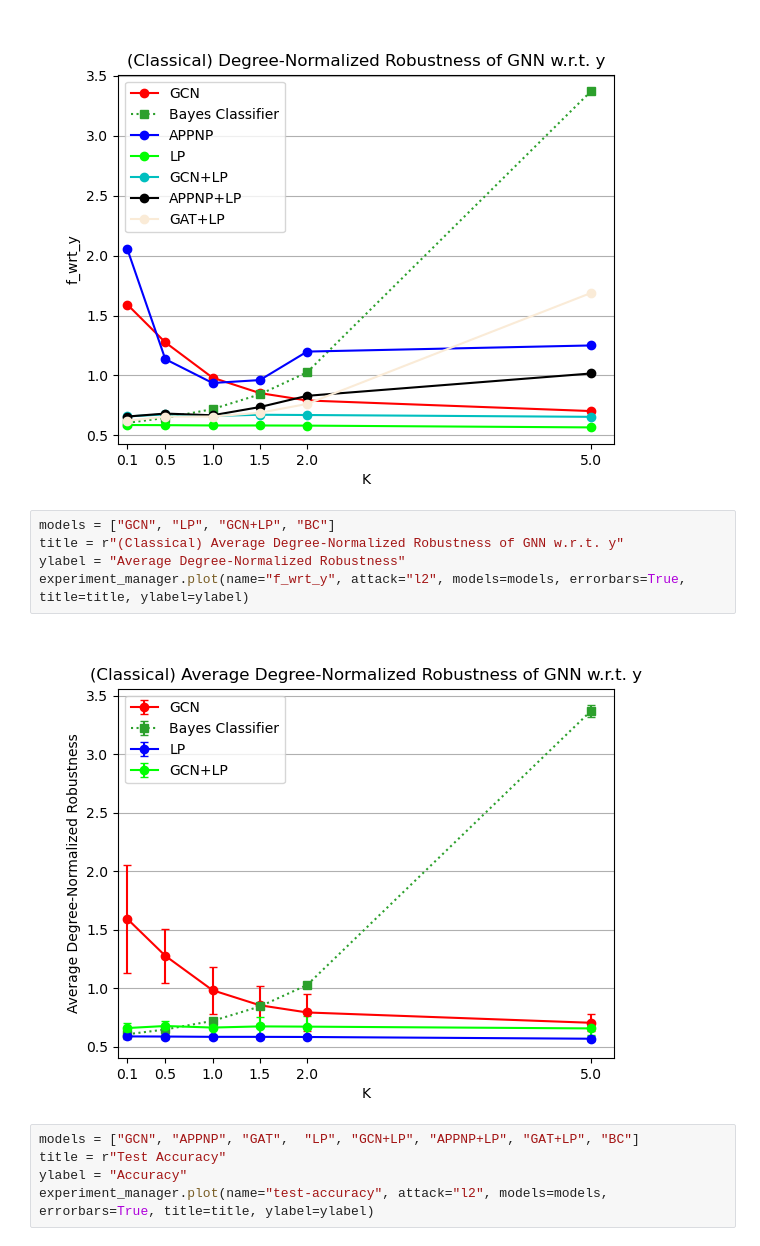
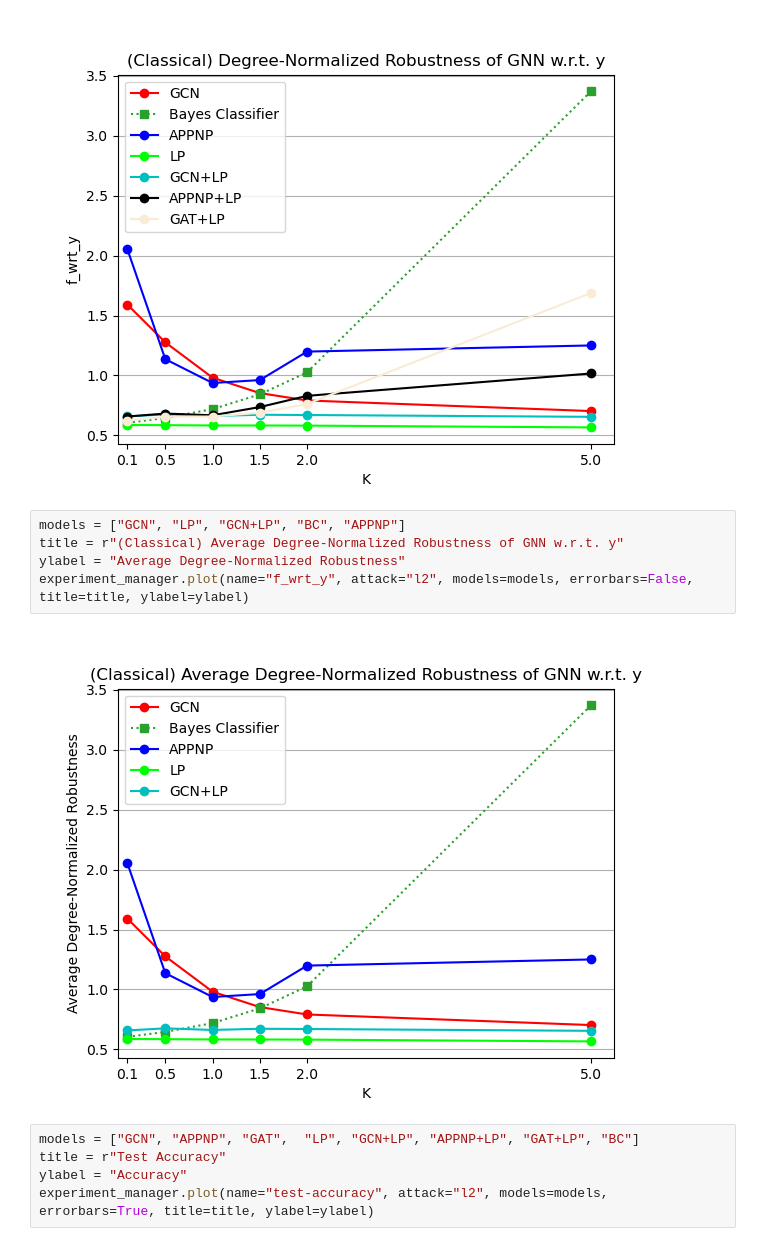
Before and after one commit to saper0/revisiting_robustness, a Jupyter notebook: notebooks/robustness/over_robustness.ipynb, the cells around one changed output. Drawn from its saved outputs; the diff is of its cells as text.

```diff
--- a/notebooks/robustness/over_robustness.ipynb
+++ b/notebooks/robustness/over_robustness.ipynb
@@ -190,12 +208,12 @@ experiment_manager.plot(name="f_wrt_y", attack="l2", models=models, errorbars=Fa
 # %% [output]
 [figure]
 # %%
-models = ["GCN", "LP", "GCN+LP", "BC"]
+models = ["GCN", "LP", "GCN+LP", "BC", "APPNP"]
 title = r"(Classical) Average Degree-Normalized Robustness of GNN w.r.t. y"
 ylabel = "Average Degree-Normalized Robustness"
-experiment_manager.plot(name="f_wrt_y", attack="l2", models=models, errorbars=True, title=title, ylabel=ylabel)
+experiment_manager.plot(name="f_wrt_y", attack="l2", models=models, errorbars=False, title=title, ylabel=ylabel)
 # %% [output]
-[figure, old version]
+[figure, new version]
 # %%
 models = ["GCN", "APPNP", "GAT",  "LP", "GCN+LP", "APPNP+LP", "GAT+LP", "BC"]
 title = r"Test Accuracy"
```
Also changed, not shown: parts of 9 cells of this notebook, 1 other file.
